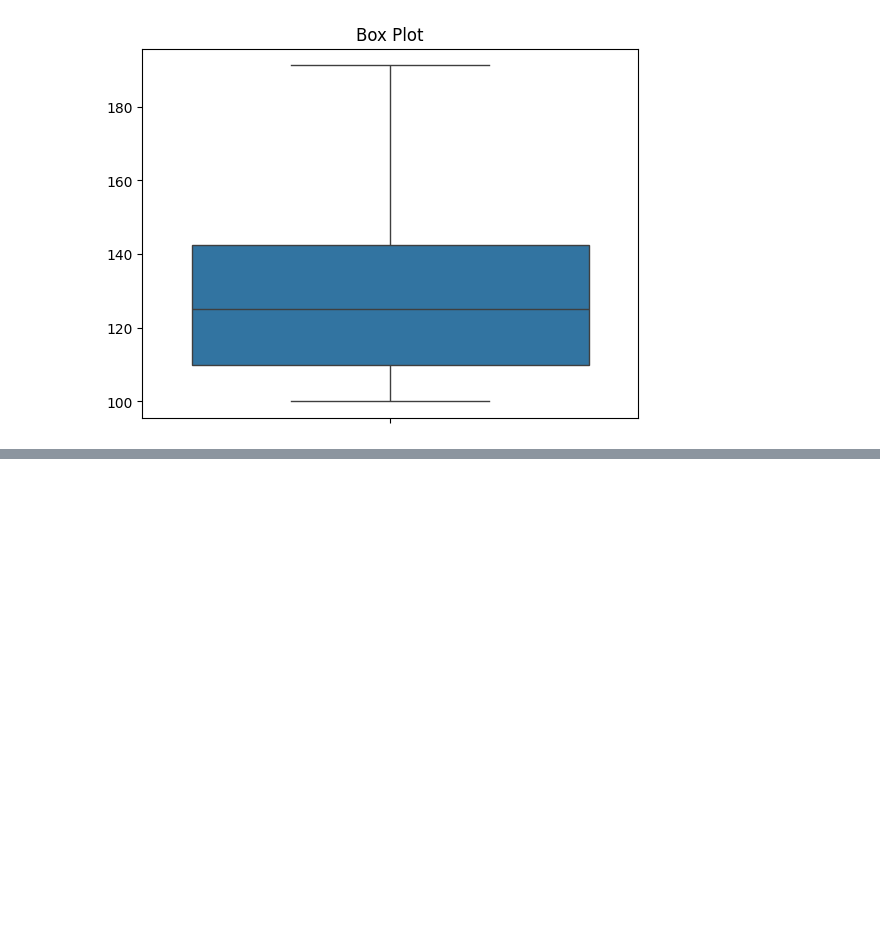
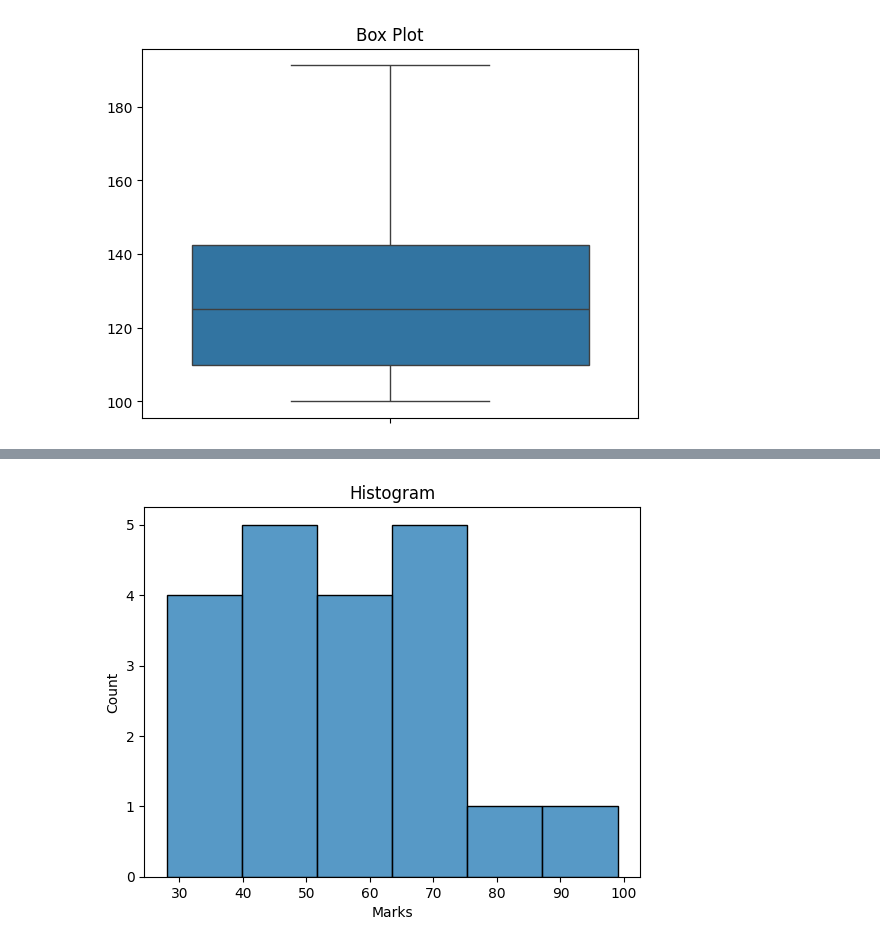
Before and after one commit to pritkudale/ML-for-Teachers, a Jupyter notebook: Statistics/Statistics.ipynb, the cells around one changed output, grey strips where cells are left out. Drawn from its saved outputs; the diff is of its cells as text; code cells hidden in the pictures; blank space fills up the shorter version.

```diff
--- a/Statistics/Statistics.ipynb
+++ b/Statistics/Statistics.ipynb
@@ -163,0 +185,2 @@ plt.show()
+# %%
+df=pd.read_csv('https://raw.githubusercontent.com/pritkudale/ML-for-Teachers/refs/heads/main/Statistics/Marks.csv')
@@ -163,0 +196,6 @@ plt.show()
+# %%
+sns.histplot(df['Marks'])
+plt.title('Histogram')
+plt.show()
+# %% [output]
+[figure, added]
```
Also changed, not shown: parts of 14 cells of this notebook.
